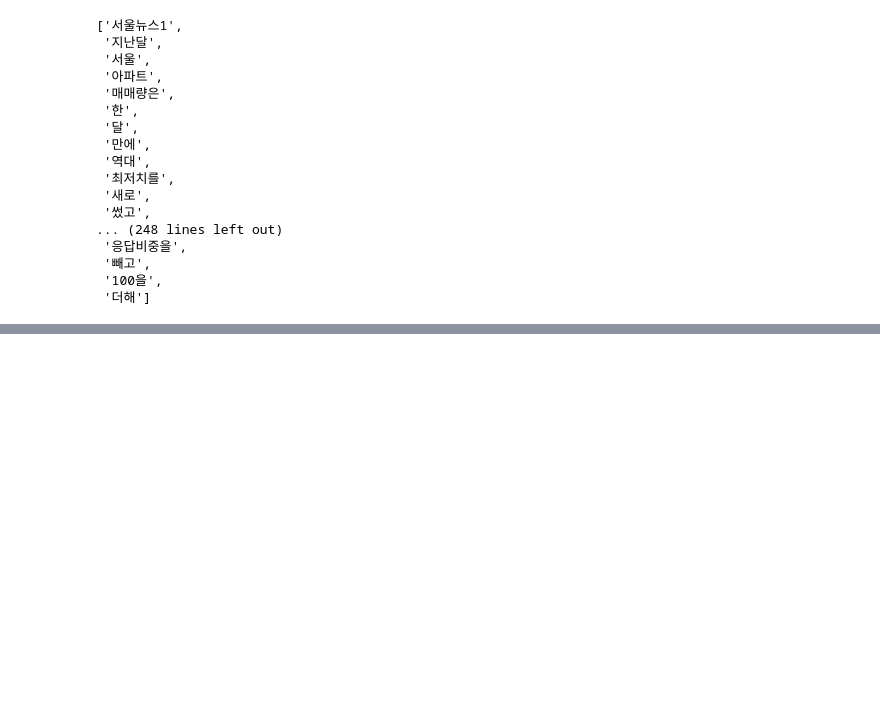
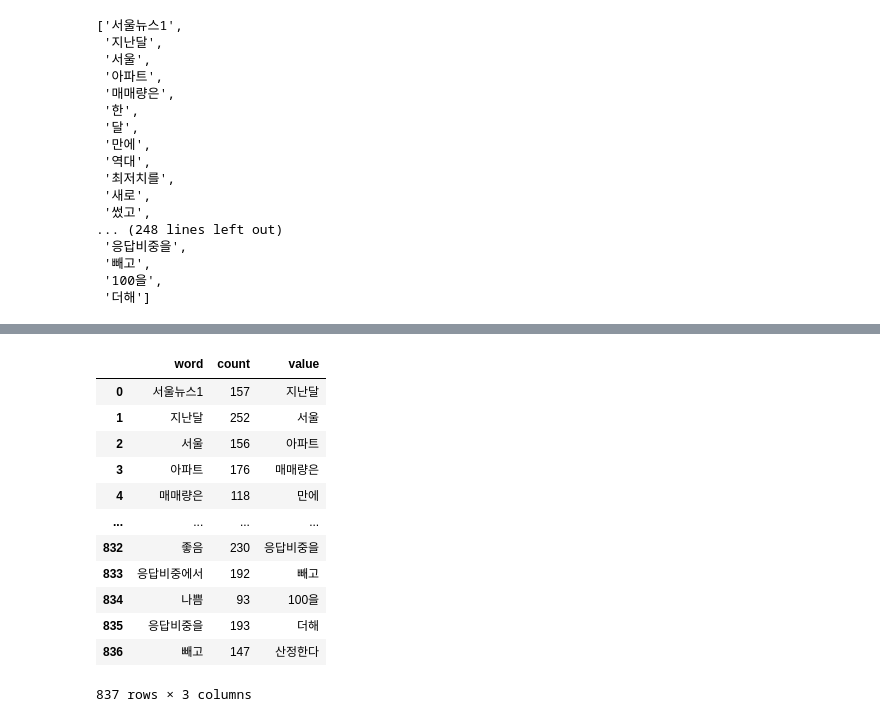
Before and after one commit to reejungkim/GraphTheory, a Jupyter notebook: NetworkX.ipynb, the cells around one changed output, grey strips where cells are left out. Drawn from its saved outputs; the diff is of its cells as text; code cells hidden in the pictures; blank space fills up the shorter version.

```diff
--- a/NetworkX.ipynb
+++ b/NetworkX.ipynb
@@ -434,0 +478,16 @@ cfd.conditions()
+# %%
+from sklearn.feature_extraction.text import CountVectorizer
+docs = article_sentences
+count_model = CountVectorizer(ngram_range=(4,4)) # (1,1)으로 하면 default unigram model
+X = count_model.fit_transform(docs)
+X[X > 0] = 1 # run this line if you don't want extra within-text cooccurence (see below)
+Xc = (X.T * X) # this is co-occurrence matrix in sparse csr format
+Xc.setdiag(0) # sometimes you want to fill same word cooccurence to 0
+print(Xc.todense())
+t = pd.DataFrame( count_model.vocabulary_, index=['count']).transpose()
+t = t.reset_index()
+t[['word','associated_word_1', 'associated_word_2', 'associated_word_3']] = t['index'].str.split(' ', expand=True)
+t = t.drop(columns=['index'])
+t = t.melt(id_vars =['word', 'count' ],value_vars=['associated_word_1', 'associated_word_2', 'associated_word_3'])
+t.drop(columns='variable', inplace=True)
+t.rename({'value':'associated_word'}, inplace=True)
@@ -434,0 +522,16 @@ cfd.conditions()
+# %%
+t
+# %% [output]
+|  | word | count | value |
+| 0 | 서울뉴스1 | 157 | 지난달 |
+| 1 | 지난달 | 252 | 서울 |
+| 2 | 서울 | 156 | 아파트 |
+| 3 | 아파트 | 176 | 매매량은 |
+| 4 | 매매량은 | 118 | 만에 |
+| ... | ... | ... | ... |
+| 832 | 좋음 | 230 | 응답비중을 |
+| 833 | 응답비중에서 | 192 | 빼고 |
+| 834 | 나쁨 | 93 | 100을 |
+| 835 | 응답비중을 | 193 | 더해 |
+| 836 | 빼고 | 147 | 산정한다 |
+837 rows × 3 columns
```
Also changed, not shown: parts of 16 cells of this notebook, 1 other file.
